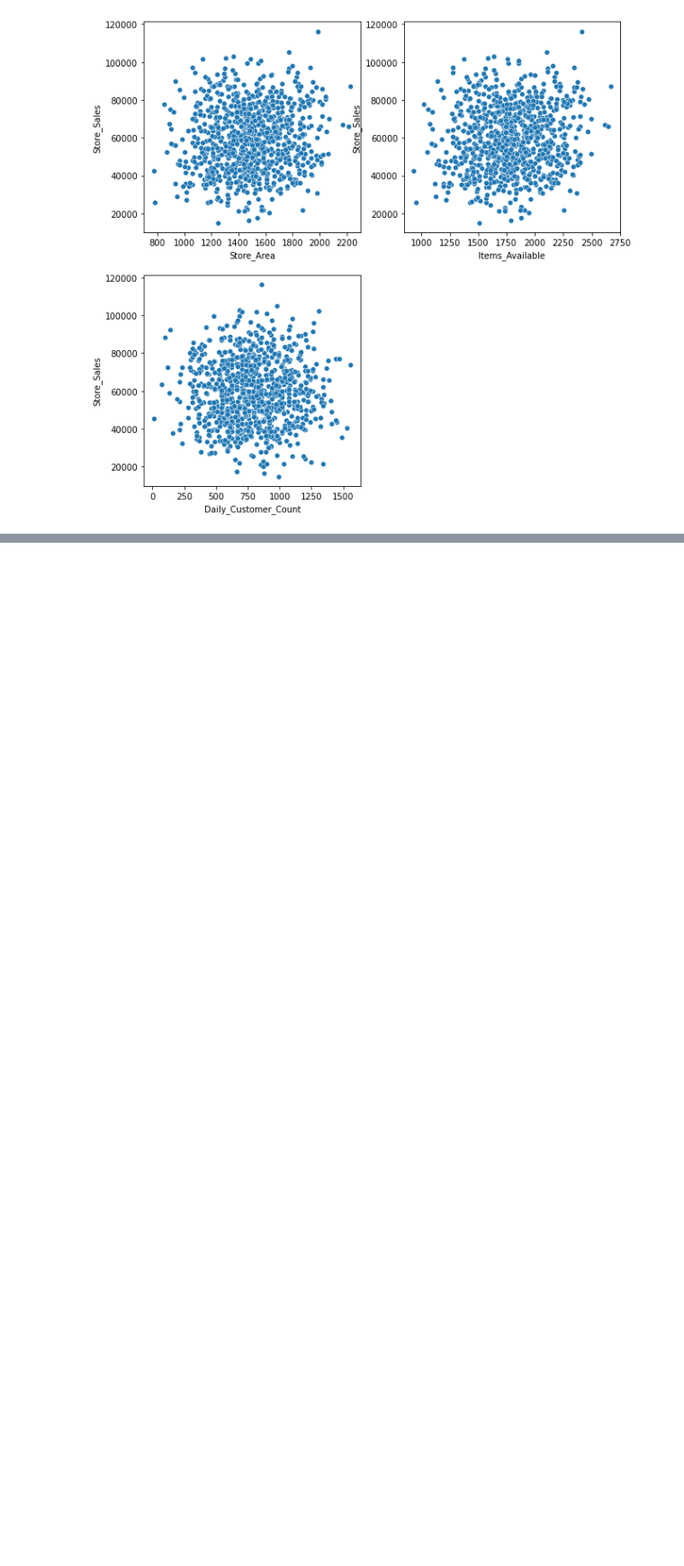
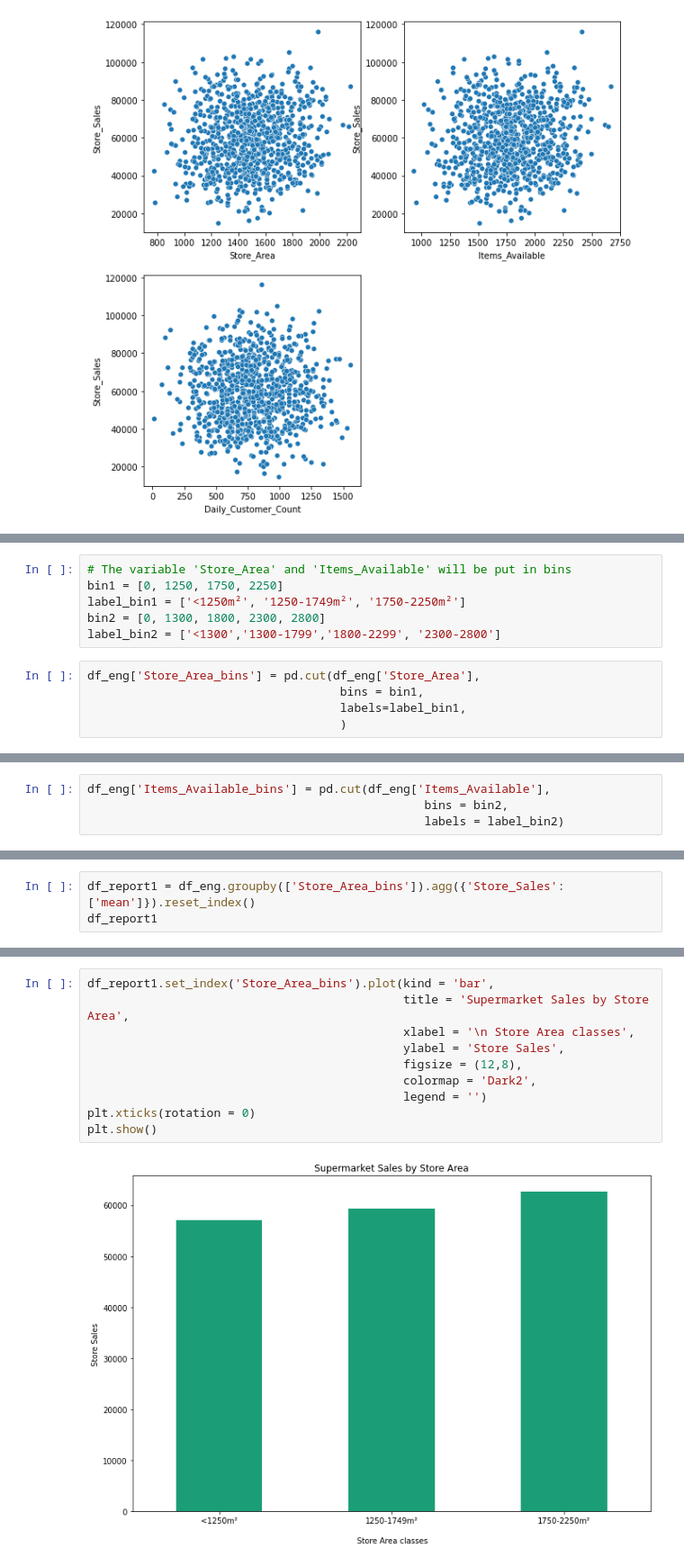
Before and after one commit to rafajovelho/Projeto1-Supermarket-Branches-Sales, a Jupyter notebook: SuperMarket_Project.ipynb, the cells around one changed output, grey strips where cells are left out. Shown at 90% size. Cells and saved outputs as stored; diff of their text form; blank space fills up the shorter version.

```diff
--- a/SuperMarket_Project.ipynb
+++ b/SuperMarket_Project.ipynb
@@ -198,0 +218,11 @@ for i in range(1,len(df.columns)-1):
+# %%
+# The variable 'Store_Area' and 'Items_Available' will be put in bins
+bin1 = [0, 1250, 1750, 2250]
+label_bin1 = ['<1250m²', '1250-1749m²', '1750-2250m²']
+bin2 = [0, 1300, 1800, 2300, 2800]
+label_bin2 = ['<1300','1300-1799','1800-2299', '2300-2800']
+# %%
+df_eng['Store_Area_bins'] = pd.cut(df_eng['Store_Area'],
+                                    bins = bin1,
+                                    labels=label_bin1,
+                                    )
@@ -198,0 +250,4 @@ for i in range(1,len(df.columns)-1):
+# %%
+df_eng['Items_Available_bins'] = pd.cut(df_eng['Items_Available'],
+                                                bins = bin2,
+                                                labels = label_bin2)
@@ -198,0 +277,3 @@ for i in range(1,len(df.columns)-1):
+# %%
+df_report1 = df_eng.groupby(['Store_Area_bins']).agg({'Store_Sales':['mean']}).reset_index()
+df_report1
@@ -198,0 +286,12 @@ for i in range(1,len(df.columns)-1):
+# %%
+df_report1.set_index('Store_Area_bins').plot(kind = 'bar',
+                                             title = 'Supermarket Sales by Store Area',
+                                             xlabel = '\n Store Area classes',
+                                             ylabel = 'Store Sales',
+                                             figsize = (12,8),
+                                             colormap = 'Dark2',
+                                             legend = '')
+plt.xticks(rotation = 0)
+plt.show()
+# %% [output]
+[figure, added]
```
Also changed, not shown: parts of 31 cells of this notebook, 1 other file.
